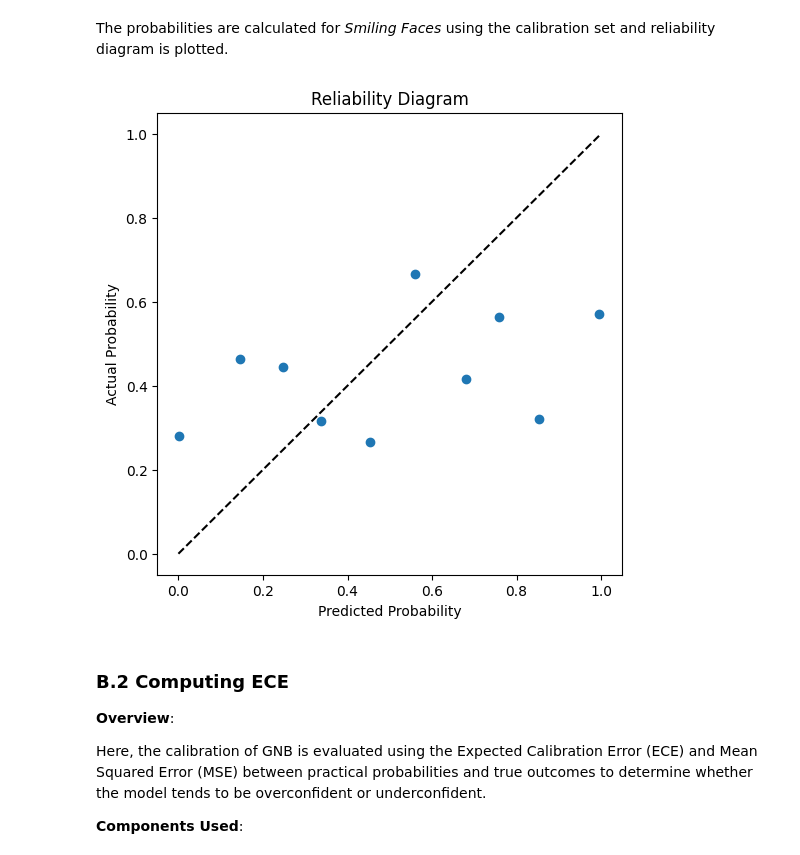
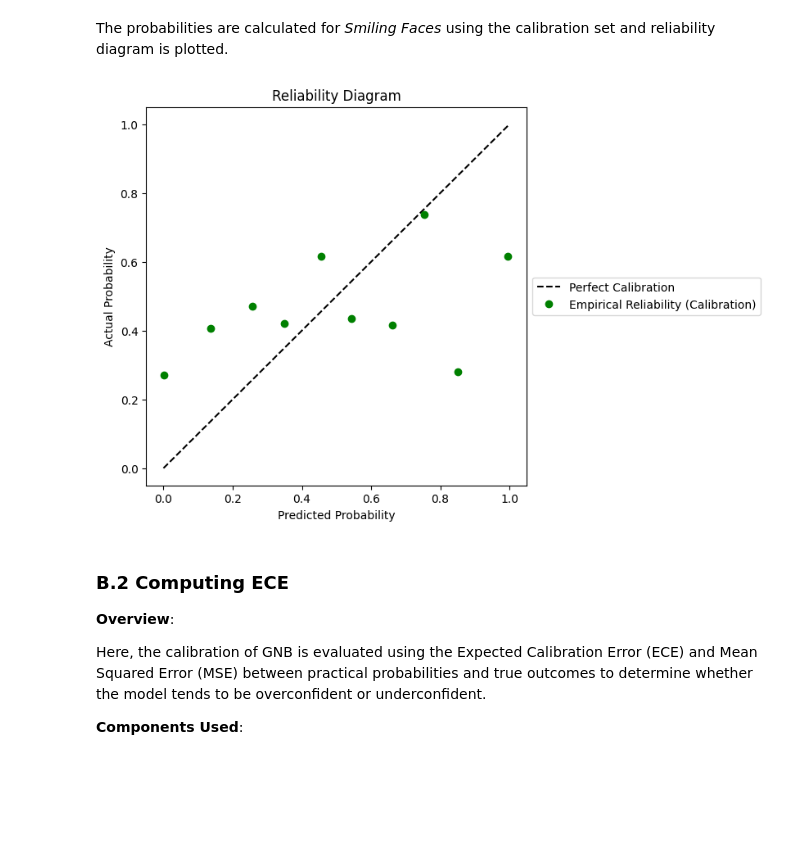
Before and after one commit to rshields2004/cs342, a Jupyter notebook: project.ipynb, the cells around one changed output. Saved outputs shown, nothing was run; the diff lists cells and outputs as text; code cells hidden in the pictures; blank space fills up the shorter version.

```diff
--- a/project.ipynb
+++ b/project.ipynb
@@ -216,9 +223,10 @@ Embeddings match sampled image list. Skipping extraction
 # %% [markdown]
 Now that features have been extracted and loaded, the target attributes are converted to binary labels between 0 and 1 so they will work within the Gaussian Naive Bayes classifier. Then the dataset is randomly split into the three partitions: training, calibration and testing.
 # %%
+
 # Convert target attribute from {-1, 1} to {0, 1}
-labels = ((sampledAttributes[PREDICTION_ATTRIBUTE].values + 1) // 2).astype(int)
-
+labelsAll = ((sampledAttributes + 1) // 2)
+labels = labelsAll["Smiling"].values
 # Compute sizes for training and calibration sets
 trainSize = int(TRAINING_PERCENT * SAMPLE_SIZE)
 calibSize = int(CALIB_PERCENT * SAMPLE_SIZE)
@@ -423,8 +445,8 @@ class GaussianNaiveBayes:
 Now that the class has been defined we can use it to see how effective the naiive bayes classifier is for this dataset
 # %%
 gnb = GaussianNaiveBayes()
-gnb.train(XTrain, yTrain)
+gnb.fit(XTrain, yTrain)
 yPred = gnb.predict(XTest)
 accuracy = np.mean(yPred == yTest)
-print(f"Test Accuracy: {accuracy}")
+display(HTML(f"<h3>Accuracy: {accuracy:.4f}</p>"))
 # %% [output]
@@ -448,14 +470,16 @@ In this section, the calibration of the GNB classifier is evaluated. Using the c
 # %% [markdown]
 A function is now defined that allows us to plot reliability diagram
 # %%
-def plotReliabilityDiagram(yTrue, yProb, numBins=10):
+def plotReliabilityDiagram(yTrue, yProb, name, numBins=10, a=None, b=None):
     """
     Plot a relibaility diagram to evalute classifier calibration.
+    Optionally overlays a fitted linear calibration mapping a*p + b.
 
     Args:
-        yTrue (ndarray): True binary labels (0 or 1)
-        yProb (ndarray): Predicted probabilities for the positive class
-        numBins (int): Number of bins to group predicted probabilities
+        yTrue (ndarray): True binary labels (0 or 1).
+        yProb (ndarray): Predicted probabilities for the positive class.
+        numBins (int): Number of bins to group predicted probabilities.
+        name (str): Name of graph.
     """
 
     # Create equally spaced bin edges from 0 to 1
@@ -489,19 +513,30 @@ def plotReliabilityDiagram(yTrue, yProb, numBins=10):
 
     # Plot the reliability diagram
     plt.figure(figsize=(6,6))
+
     plt.plot([0,1],[0,1], 'k--', label="Perfect Calibration")
-    plt.plot(confidences, accuracies, marker="o", linestyle="None")
+
+    # Empirical points
+    plt.plot(confidences, accuracies, marker="o", linestyle="None", color="green", label="Empirical Reliability (Calibration)")
+
+    # Optionally linear fit overlay
+    if a is not None and b is not None:
+        xLine = np.linspace(0, 1, 200)
+        yLine = np.clip(a * xLine + b, 0, 1)
+        plt.plot(xLine, yLine, label=f"Linear Fit", linewidth=2)
+
+    plt.legend(loc='center left', bbox_to_anchor=(1, 0.5))
     plt.xlabel("Predicted Probability")
     plt.ylabel("Actual Probability")
-    plt.title("Reliability Diagram")
+    plt.title(name)
     plt.show()
 # %% [markdown]
 The probabilities are calculated for *Smiling Faces* using the calibration set and reliability diagram is plotted.
 # %%
-pCalib = gnb.predictProbabilities(XCalib)[:, 1]
-plotReliabilityDiagram(yCalib, pCalib)
+pCalib = gnb.predict_proba(XCalib)[:, 1]
+plotReliabilityDiagram(yCalib, pCalib, "Reliability Diagram")
 # %% [output]
-[figure, old version]
+[figure, new version]
 # %% [markdown]
 ### B.2 Computing ECE
 
```
Also changed, not shown: parts of 19 cells of this notebook, 1 other file.
